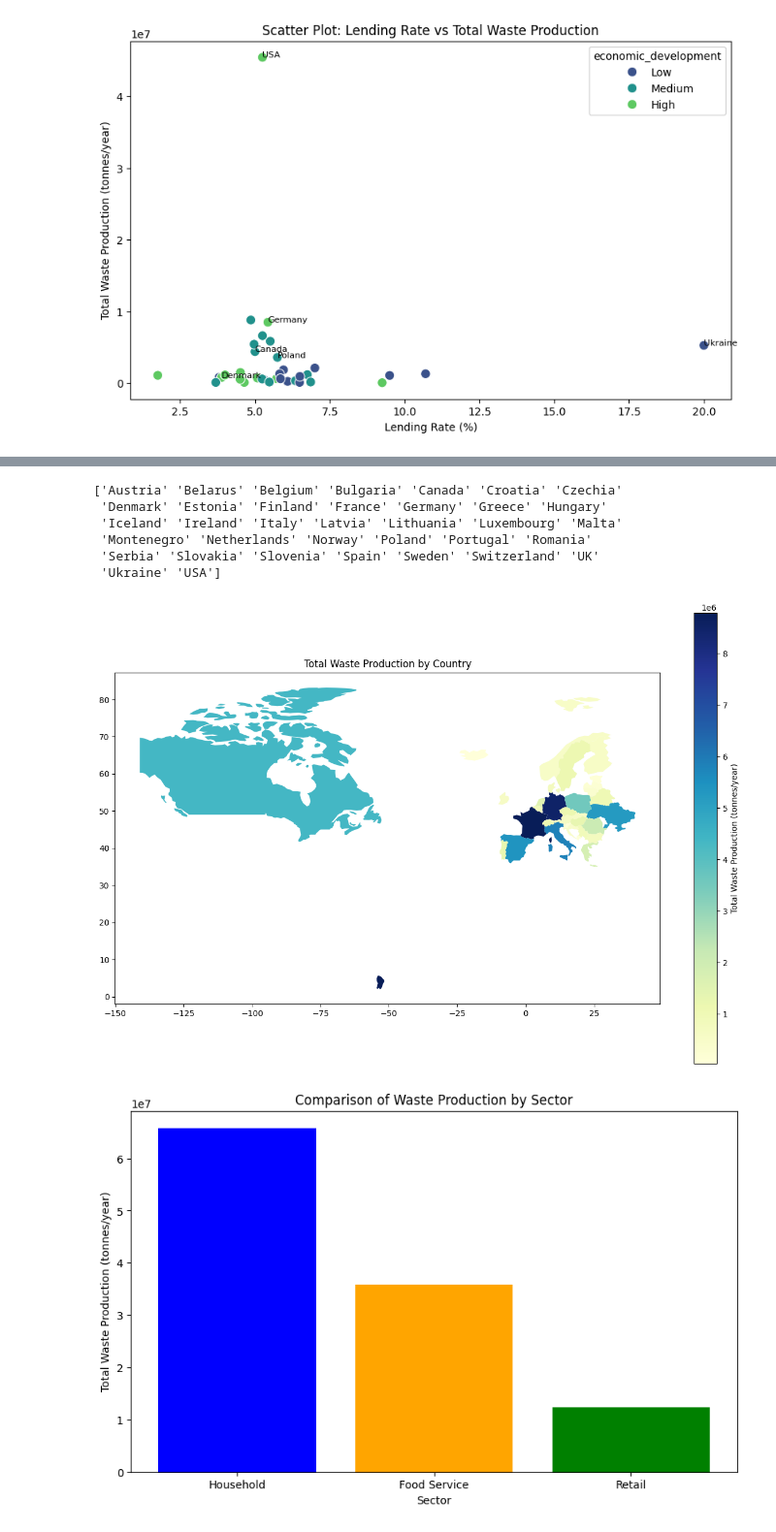
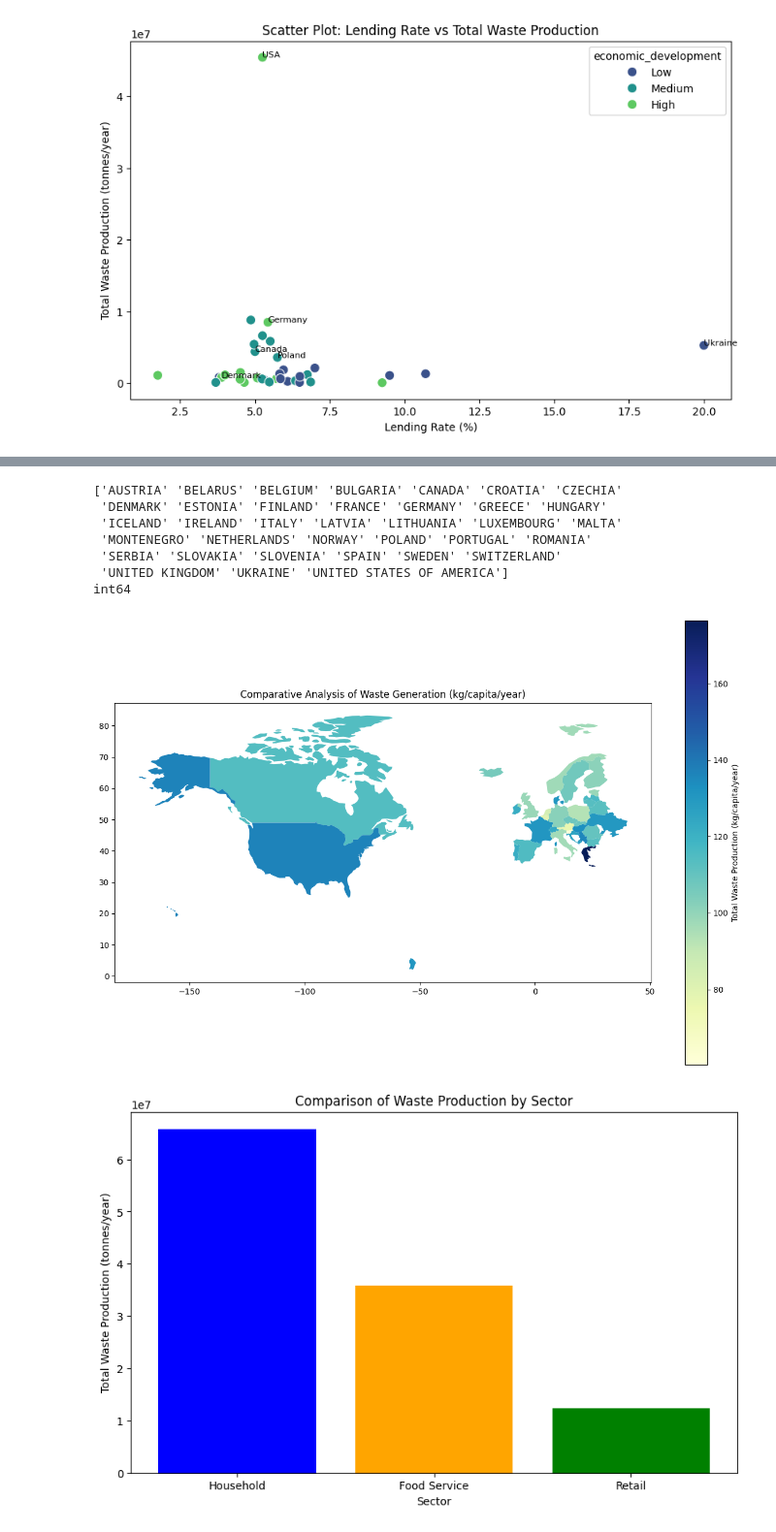
Before and after one commit to MIT-Emerging-Talent/2024-group-11-cdsp, a Jupyter notebook: milestone/milestone_3/total_analysis.ipynb, the cells around one changed output, grey strips where cells are left out. Shown at 97% size. Cells and saved outputs as stored; diff of their text form; code cells hidden in the pictures.

```diff
--- a/milestone/milestone_3/total_analysis.ipynb
+++ b/milestone/milestone_3/total_analysis.ipynb
@@ -307,28 +307,50 @@ strong multicollinearity or other numerical problems.
 # %%
 import geopandas as gpd
 import matplotlib.pyplot as plt
 
 print(data['country'].unique())
 
+# Create a new 'population' column with your desired values
+
+data['population'] = [8881388, 9349000, 11478000, 6896663, 38325000, 4041000, 10710000, 5838000, 1326000, 5528737, 67081000, 83154000, 10367100, 9660351, 366130, 4964000, 60255000, 1874000, 2795000, 634730, 514564, 622359, 17474000, 5391369, 38265000, 10295000, 19051000, 6733000, 5450421, 2101000, 47100000, 10423000, 8654622, 66796807, 40353000, 331893745]
+
+# Check the data type of the 'population' column
+print(data['population'].dtype)
+
 # Load geographical data for countries (replace 'world' with a specific file if you have one)
 world = gpd.read_file(gpd.datasets.get_path('naturalearth_lowres'))
+
+# Convert 'name' column in the world dataset to uppercase
+world['name'] = world['name'].str.upper()
+
+# Convert 'country' column in the data dataset to uppercase
+data['country'] = data['country'].str.upper()
+
+data.loc[data['country'] == 'USA', 'country'] = 'UNITED STATES OF AMERICA'
+data.loc[data['country'] == 'UK', 'country'] = 'UNITED KINGDOM'
+
 
 # Merge geographical data with waste production data
 merged_data = world.merge(data, left_on='name', right_on='country')
 
+# Calculate total_estimate_kg/capita/year
+data['total_estimate_kg/capita/year'] = (data['total_estimate_tonnes/year'] / data['population']* 1000)
+
+
 # Create maps displaying waste production by countries
 fig, ax = plt.subplots(1, 1, figsize=(15, 10))
-merged_data.plot(column='total_estimate_tonnes/year', ax=ax, legend=True, cmap='YlGnBu', legend_kwds={'label': "Total Waste Production (tonnes/year)"})
-ax.set_title('Total Waste Production by Country')
+merged_data.plot(column='total_estimate_kg/capita/year', ax=ax, legend=True, cmap='YlGnBu', legend_kwds={'label': "Total Waste Production (kg/capita/year)"})
+ax.set_title('Comparative Analysis of Waste Generation (kg/capita/year)')
 plt.show()
 # %% [output]
-['Austria' 'Belarus' 'Belgium' 'Bulgaria' 'Canada' 'Croatia' 'Czechia'
- 'Denmark' 'Estonia' 'Finland' 'France' 'Germany' 'Greece' 'Hungary'
- 'Iceland' 'Ireland' 'Italy' 'Latvia' 'Lithuania' 'Luxembourg' 'Malta'
- 'Montenegro' 'Netherlands' 'Norway' 'Poland' 'Portugal' 'Romania'
- 'Serbia' 'Slovakia' 'Slovenia' 'Spain' 'Sweden' 'Switzerland' 'UK'
- 'Ukraine' 'USA']
+['AUSTRIA' 'BELARUS' 'BELGIUM' 'BULGARIA' 'CANADA' 'CROATIA' 'CZECHIA'
+ 'DENMARK' 'ESTONIA' 'FINLAND' 'FRANCE' 'GERMANY' 'GREECE' 'HUNGARY'
+ 'ICELAND' 'IRELAND' 'ITALY' 'LATVIA' 'LITHUANIA' 'LUXEMBOURG' 'MALTA'
+ 'MONTENEGRO' 'NETHERLANDS' 'NORWAY' 'POLAND' 'PORTUGAL' 'ROMANIA'
+ 'SERBIA' 'SLOVAKIA' 'SLOVENIA' 'SPAIN' 'SWEDEN' 'SWITZERLAND'
+ 'UNITED KINGDOM' 'UKRAINE' 'UNITED STATES OF AMERICA']
+int64
-[figure, old version]
+[figure, new version]
 # %%
 # Define data for comparison
 sectors = ['Household', 'Food Service', 'Retail']
```
Also changed, not shown: parts of 2 cells of this notebook, 1 other file.
